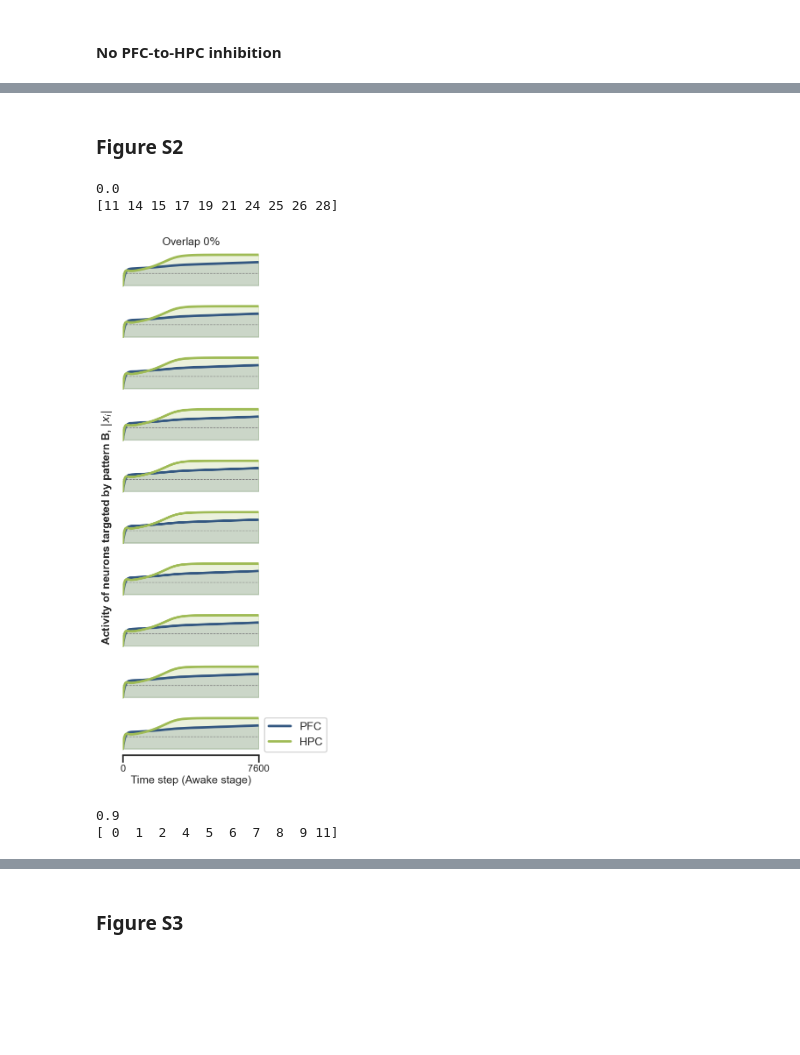
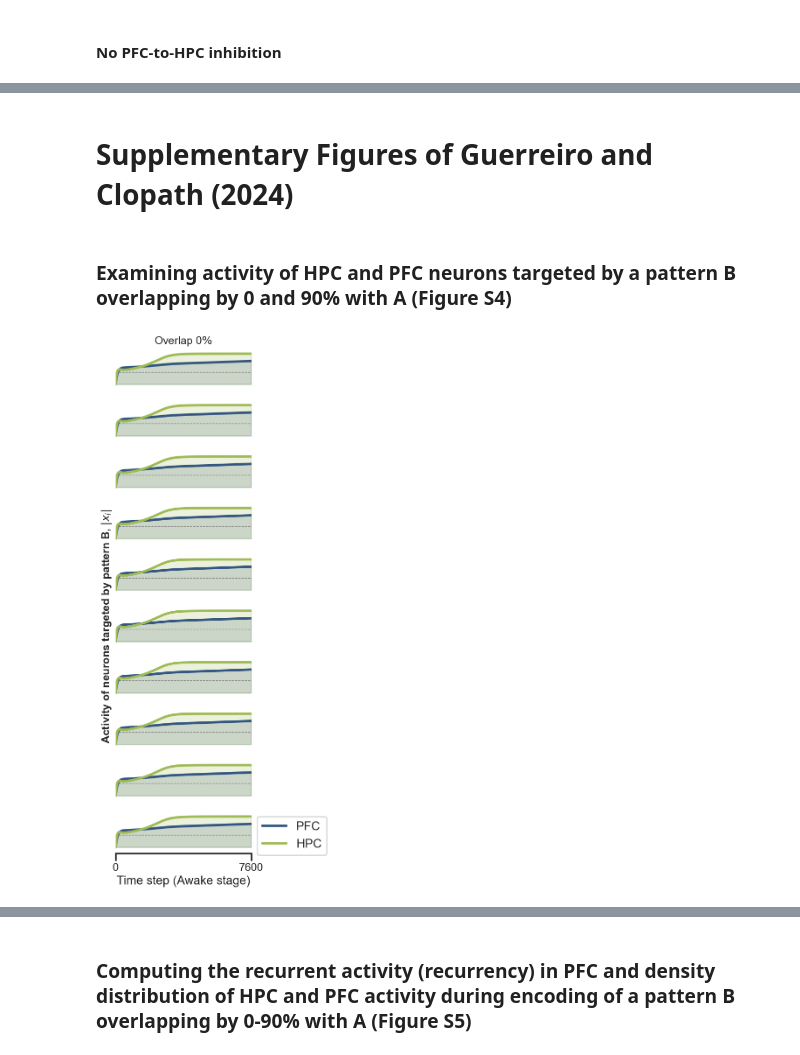
Before and after one commit to inesCompleto/role_PFC_consolidation, a Jupyter notebook: Code_Figs.ipynb, the cells around one changed output, grey strips where cells are left out. Drawn from its saved outputs; the diff is of its cells as text; code cells hidden in the pictures; blank space fills up the shorter version.

```diff
--- a/Code_Figs.ipynb
+++ b/Code_Figs.ipynb
@@ -1527,5 +1259,7 @@ plt.show()
-# %% [markdown]
-### Figure S2
+# %% [markdown]
+# Supplementary Figures of Guerreiro and Clopath (2024)
+# %% [markdown]
+### Examining activity of HPC and PFC neurons targeted by a pattern B overlapping by 0 and 90% with A (Figure S4)
 # %%
 def plot_FigS2(r_total, targeted_neurons, o):
     abs_r_total = np.abs(r_total)
@@ -1561,50 +1295,45 @@ def plot_FigS2(r_total, targeted_neurons, o):
     plt.savefig(f'inputBneurons_{o}overlap.png', bbox_inches='tight', dpi=600, transparent=True)
     plt.show()
 
+# Compute and plot firing rate traces of HPC and PFC neurons targeted by a pattern B overlapping by 0 and 90% with A
+for o in [0.0,0.9]:
 
-import numpy as np
-import matplotlib.pyplot as plt
+    # get all patterns for degree of overlap 'o' (computed previously)
+    patterns = new_memories[o]
 
-
-for o in [0.0,0.9]:
-    print(o)
-    patterns = new_memories[o] # get all patterns for degree of overlap 'o'
-
-
+    # Initial connectivity
     weights = np.zeros((n_total, n_total))
-    weights[n_HPC:,n_HPC:] = PFC_trained_weights_sleep1 # set weights of R2(PFC) to trained weights, with memory_A
+    weights[n_HPC:,n_HPC:] = weights_sleep_A[n_HPC:, n_HPC:] # set weights of PFC to trained weights, with memory_A
     weights[v2,v1]=-1 # Inhibitory PFC-to-HPC
     weights[v1,v2]=0.5 # Excitatory HPC-to-PFC
 
+    # Initial firing rates
     r =  np.zeros(n_total)
     r_total = []
 
-    I = patterns[0]
-    targeted_neurons = np.nonzero(I)[0]
-    print(targeted_neurons)
-    I=np.concatenate((I,I))
+    # External input
+    I = patterns[0] # external input projecting to one region
+    targeted_neurons = np.nonzero(I)[0] # neurons targeted by pattern B, i.e. neurons encoding pattern B
+    I=np.concatenate((I,I)) # external input acting on HPC-PFC network
 
+    #run simulation
     i=0
 
     while True:
 
         weights[:n_HPC,:n_HPC] += dt*hebbian(weights[:n_HPC,:n_HPC], r[:n_HPC], learn_HPC, decay_HPC)
         weights[n_HPC:,n_HPC:] += dt*hebbian(weights[n_HPC:,n_HPC:], r[n_HPC:], learn_PFC, decay_PFC)
 
         r_new = r + dt*hopfield(r, weights, I, n_HPC)
         r_total.append(r)
 
         if i>7600: # end of the awake stage
             r_total = list(zip(*r_total))
             plot_FigS2(r_total, targeted_neurons, o)
 
             break
 
         i+=1
         r = r_new
 # %% [output]
-0.0
-[11 14 15 17 19 21 24 25 26 28]
-[figure, old version]
+[figure, new version]
-0.9
-[ 0  1  2  4  5  6  7  8  9 11]
@@ -1612,3 +1341,3 @@ for o in [0.0,0.9]:
 # %% [markdown]
-### Figure S3
+### Computing the recurrent activity (recurrency) in PFC and density distribution of HPC and PFC activity during encoding of a pattern B overlapping by 0-90% with A (Figure S5)
 # %%
```
Also changed, not shown: parts of 65 cells of this notebook.
